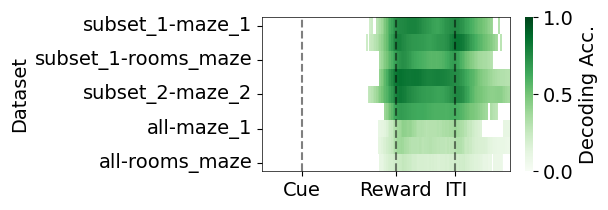
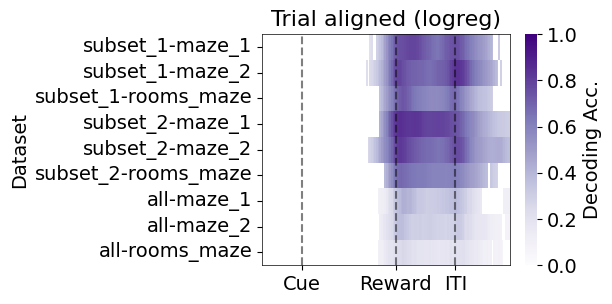
The change to this notebook cell's code, shown as a diff; its figure went from the first image to the second:
--- before
+++ after
@@ -4,6 +4,21 @@
 reload(agd)
 
-agd.plot_goal_decoding_heatmap_summary(alignment="trial", decoder="logreg", cmap="Purples")
-agd.plot_goal_decoding_heatmap_summary(alignment="trial", decoder="mlp_torch", cmap="Blues")
-agd.plot_goal_decoding_heatmap_summary(alignment="event", decoder="logreg", cmap="Purples")
-agd.plot_goal_decoding_heatmap_summary(alignment="event", decoder="mlp_torch", cmap="Blues")
+f_s1, ax_s1 = plt.subplots(1, 1, figsize=(4, 3), clear=True)
+agd.plot_goal_decoding_heatmap_summary(alignment="trial", decoder="logreg", cmap="Purples", ax=ax_s1)
+ax_s1.set_title("Trial aligned (logreg)")
+f_s1.savefig("../results/goal_coding/decoding_summary_trial-aligned_logreg.pdf")
+
+f_s2, ax_s2 = plt.subplots(1, 1, figsize=(4, 3), clear=True)
+agd.plot_goal_decoding_heatmap_summary(alignment="trial", decoder="mlp_torch", cmap="Blues", ax=ax_s2)
+ax_s2.set_title("Trial aligned (mlp)")
+f_s2.savefig("../results/goal_coding/decoding_summary_trial-aligned_mlp.pdf")
+
+f_s3, axes_s3 = plt.subplots(1, 2, figsize=(4, 3), clear=True, width_ratios=[0.8, 1])
+agd.plot_goal_decoding_heatmap_summary(alignment="event", decoder="logreg", cmap="Purples", ax=axes_s3)
+axes_s3[0].set_title("Event aligned (logreg)")
+f_s3.savefig("../results/goal_coding/decoding_summary_event-aligned_logreg.pdf")
+
+f_s4, axes_s4 = plt.subplots(1, 2, figsize=(4, 3), clear=True, width_ratios=[0.8, 1])
+agd.plot_goal_decoding_heatmap_summary(alignment="event", decoder="mlp_torch", cmap="Blues", ax=axes_s4)
+axes_s4[0].set_title("Event aligned (mlp)")
+f_s4.savefig("../results/goal_coding/decoding_summary_event-aligned_mlp.pdf")

Commit: c